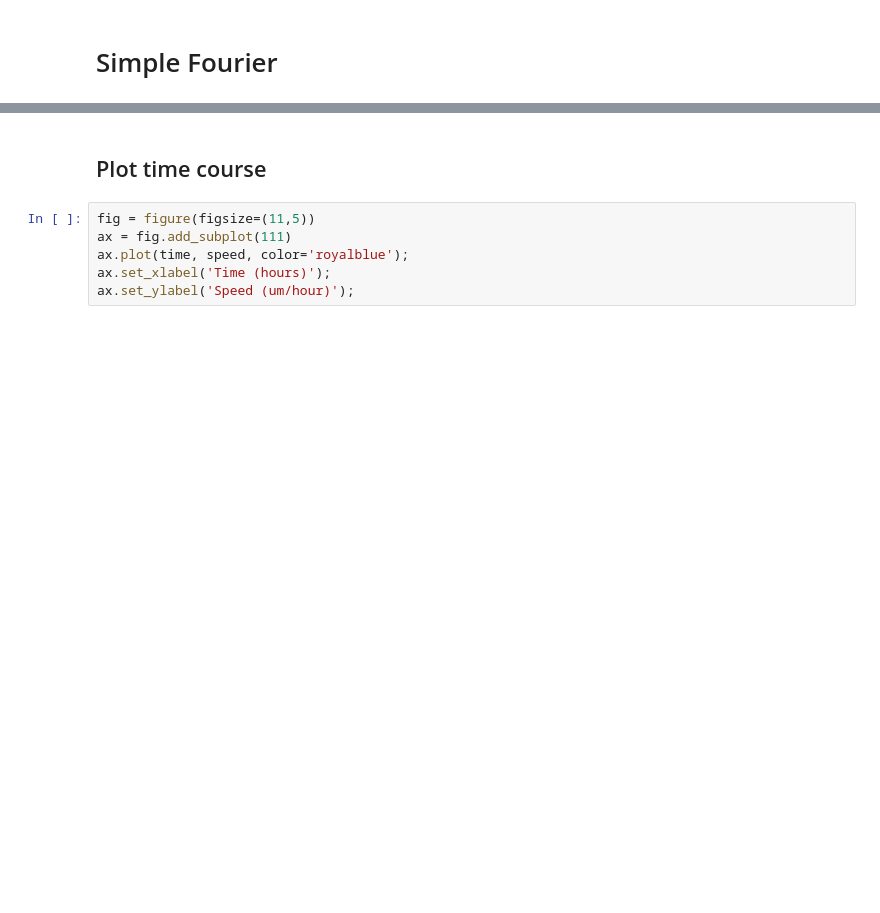
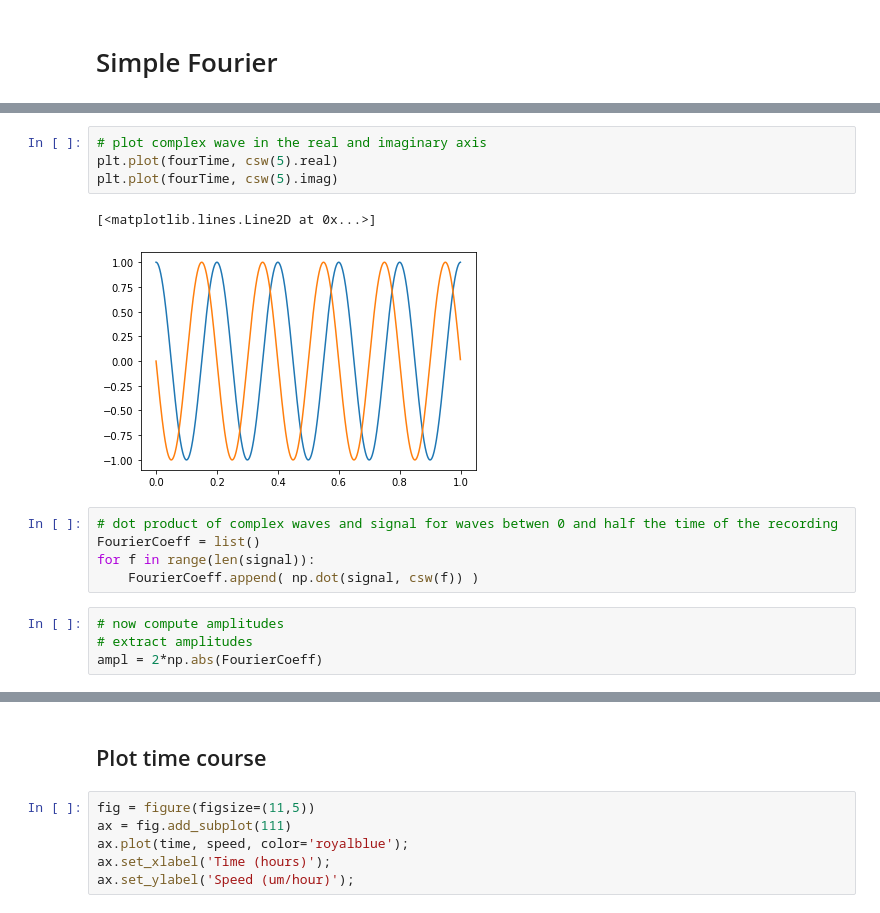
Before and after one commit to OrielBanne/myIPythonNotebooks, a Jupyter notebook: Signal_Processing/Simple_Fourier.ipynb, the cells around one changed output, grey strips where cells are left out. Drawn from its saved outputs; the diff is of its cells as text; blank space fills up the shorter version.

```diff
--- a/Signal_Processing/Simple_Fourier.ipynb
+++ b/Signal_Processing/Simple_Fourier.ipynb
@@ -10,0 +31,16 @@ Populating the interactive namespace from numpy and matplotlib
+# %%
+# plot complex wave in the real and imaginary axis
+plt.plot(fourTime, csw(5).real)
+plt.plot(fourTime, csw(5).imag)
+# %% [output]
+[<matplotlib.lines.Line2D at 0x...>]
+[figure, added]
+# %%
+# dot product of complex waves and signal for waves betwen 0 and half the time of the recording
+FourierCoeff = list()
+for f in range(len(signal)):
+    FourierCoeff.append( np.dot(signal, csw(f)) )
+# %%
+# now compute amplitudes
+# extract amplitudes
+ampl = 2*np.abs(FourierCoeff)
```
Also changed, not shown: parts of 7 cells of this notebook.
